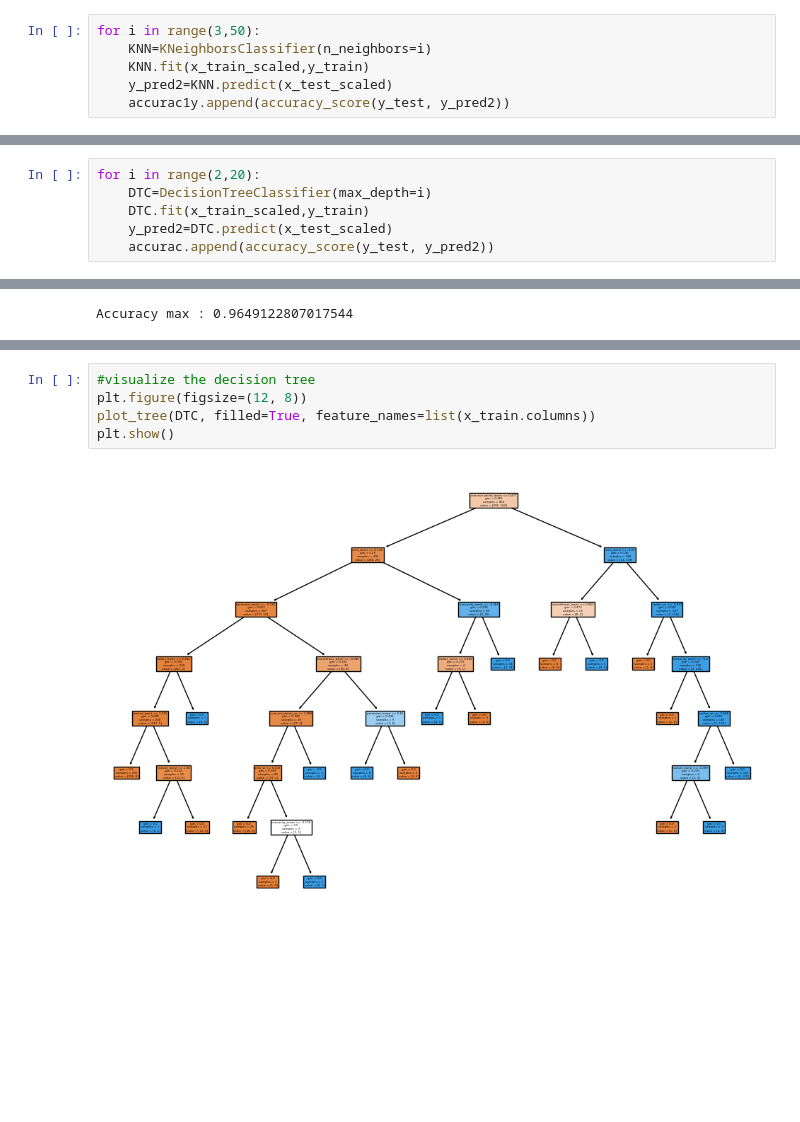
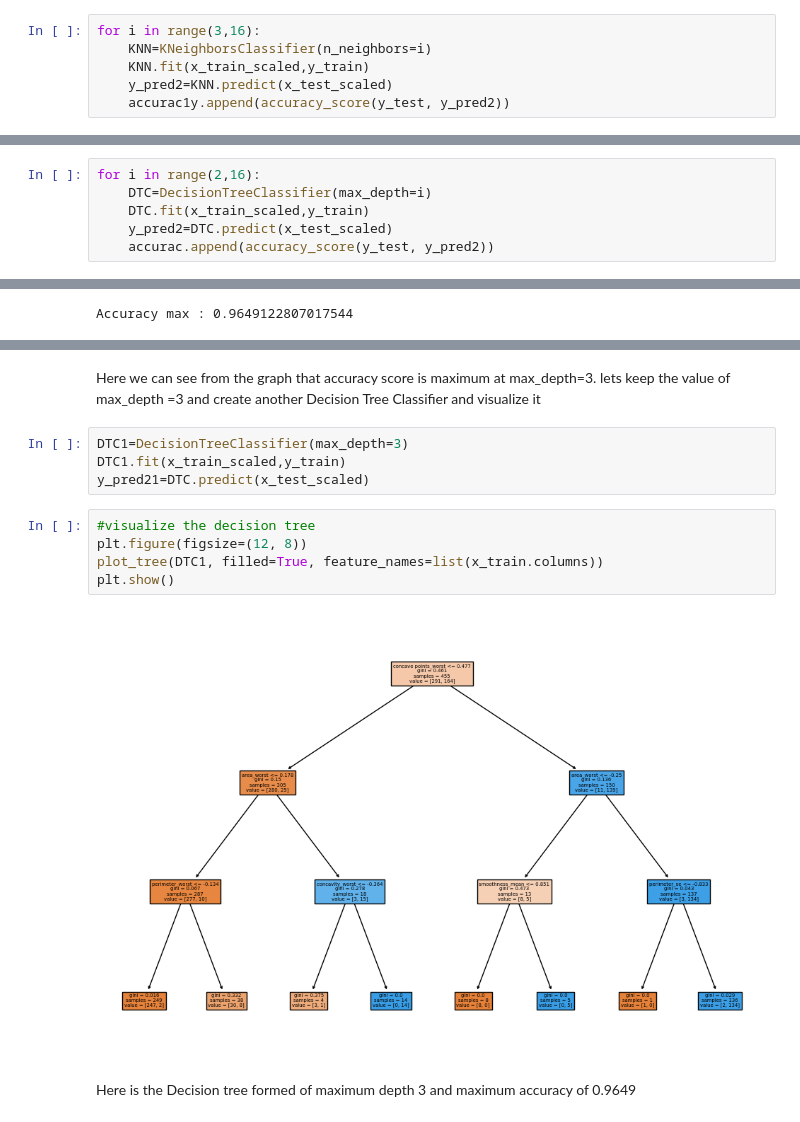
Before and after one commit to dhirajpant/Breast-Cancer-Prediction, a Jupyter notebook: breast-cancer-prediction.ipynb, the cells around one changed output, grey strips where cells are left out. Drawn from its saved outputs; the diff is of its cells as text; blank space fills up the shorter version.

Commit message:
increased accuracy of models

```diff
--- a/breast-cancer-prediction.ipynb
+++ b/breast-cancer-prediction.ipynb
@@ -208,7 +210,7 @@ Accuracy: 0.9736842105263158
 # %%
 accurac1y=[]
 # %%
-for i in range(3,50):
+for i in range(3,16):
     KNN=KNeighborsClassifier(n_neighbors=i)
     KNN.fit(x_train_scaled,y_train)
     y_pred2=KNN.predict(x_test_scaled)
@@ -222,7 +231,7 @@ Accuracy max : 0.9649122807017544
 # %%
 accurac=[]
 # %%
-for i in range(2,20):
+for i in range(2,16):
     DTC=DecisionTreeClassifier(max_depth=i)
     DTC.fit(x_train_scaled,y_train)
     y_pred2=DTC.predict(x_test_scaled)
@@ -234,7 +248,15 @@ Accuracy max : 0.9649122807017544
+# %% [markdown]
+Here we can see from the graph that accuracy score is maximum at max_depth=3. lets keep the value of max_depth =3 and create another Decision Tree Classifier and visualize it
+# %%
+DTC1=DecisionTreeClassifier(max_depth=3)
+DTC1.fit(x_train_scaled,y_train)
+y_pred21=DTC.predict(x_test_scaled)
 # %%
 #visualize the decision tree
 plt.figure(figsize=(12, 8))
-plot_tree(DTC, filled=True, feature_names=list(x_train.columns))
+plot_tree(DTC1, filled=True, feature_names=list(x_train.columns))
 plt.show()
 # %% [output]
-[figure, old version]
+[figure, new version]
+# %% [markdown]
+Here is the Decision tree formed of maximum depth 3 and maximum accuracy of 0.9649
```
Also changed, not shown: parts of 4 cells of this notebook.
